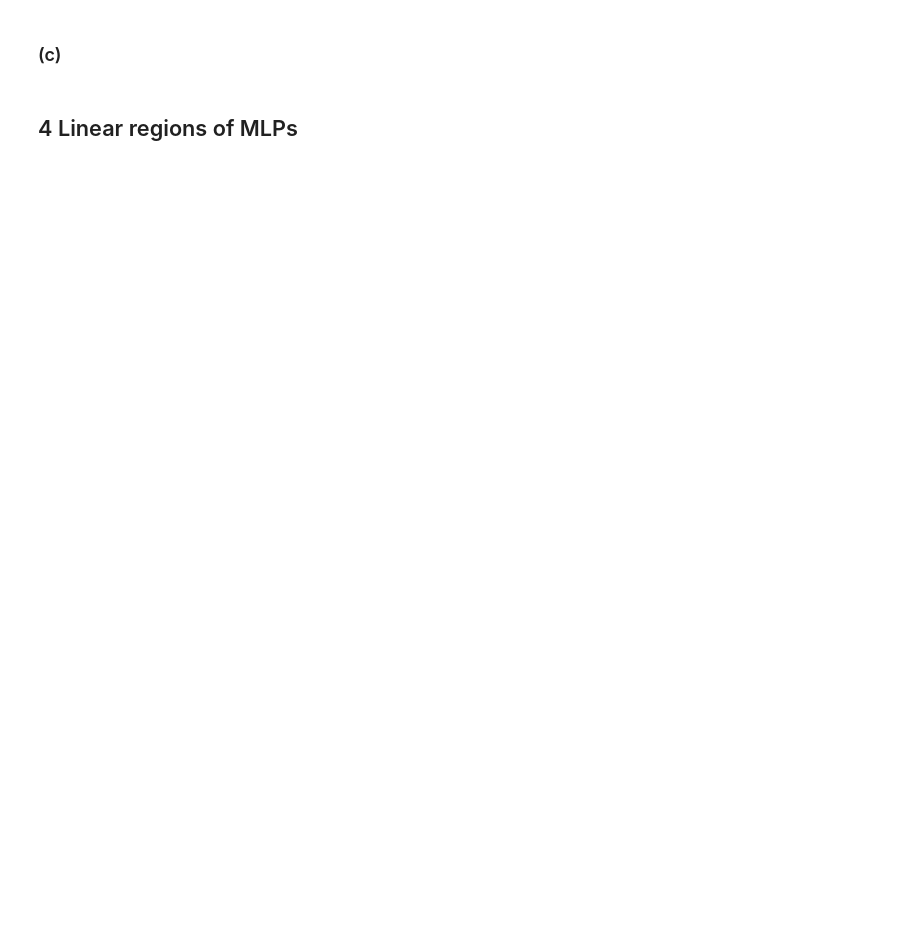
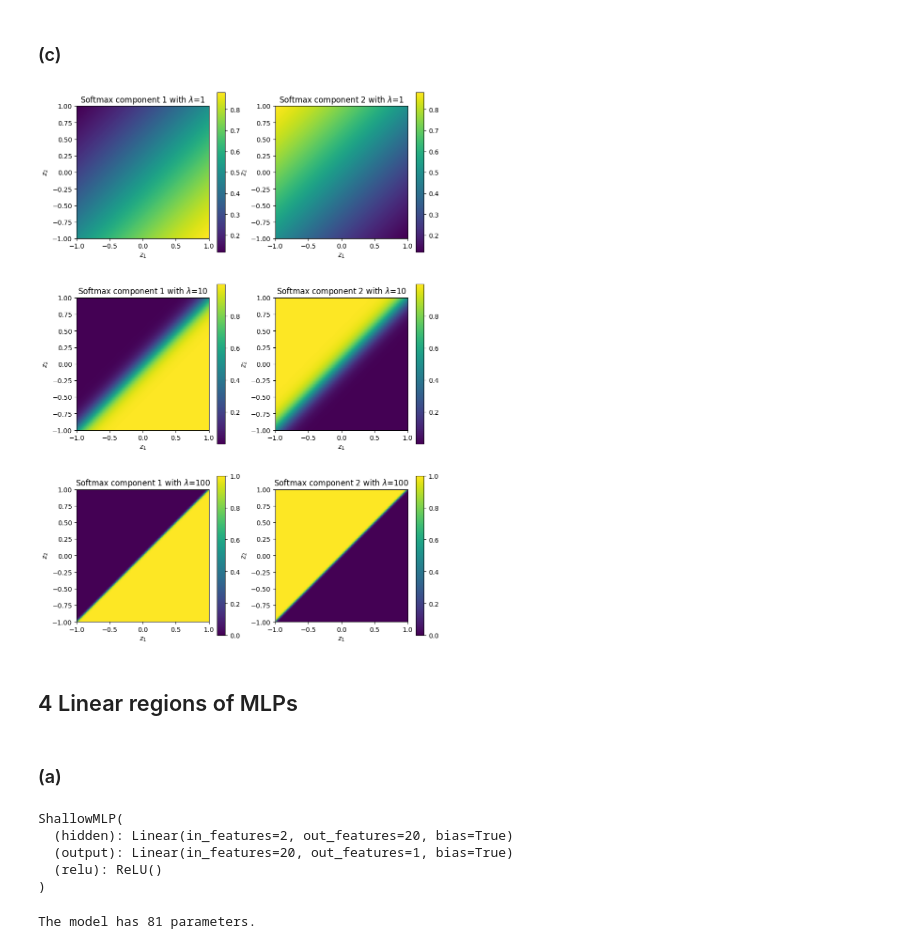
Before and after one commit to fungewiss/mlph-25w, a Jupyter notebook: sheet05/sheet05.ipynb, the cells around one changed output. Saved outputs shown, nothing was run; the diff lists cells and outputs as text; code cells hidden in the pictures; blank space fills up the shorter version.

```diff
--- a/sheet05/sheet05.ipynb
+++ b/sheet05/sheet05.ipynb
@@ -165,4 +206,67 @@ Test set accuracy on neg_sp_en_trans: 99.60%
 # %% [markdown]
 ### (c)
+# %%
+def soft_arg_max(z, lmb, k):
+    sum = 0
+    for i in range(z.shape[0]):
+        sum += np.exp(lmb * z[i])
+    return np.exp(lmb * z[k])/sum
+# %%
+z1 = np.linspace(-1, 1, 100)
+z2 = np.linspace(-1, 1, 100)
+Z1, Z2 = np.meshgrid(z1, z2)
+
+lambdas = [1, 10, 100]
+
+fig, axs = plt.subplots(3, 2, figsize=(10, 15))
+
+for idx, lmb in enumerate(lambdas):
+    Z_softmax_1 = np.vectorize(lambda z1, z2: soft_arg_max(np.array([z1, z2]), lmb, 0))(Z1, Z2)
+    Z_softmax_2 = np.vectorize(lambda z1, z2: soft_arg_max(np.array([z1, z2]), lmb, 1))(Z1, Z2)
+
+    cs1 = axs[idx, 0].imshow(Z_softmax_1, extent=(-1, 1, -1, 1), origin='lower', cmap='viridis')
+    axs[idx, 0].set_title(f'Softmax component 1 with $\\lambda$={lmb}')
+    axs[idx, 0].set_xlabel('$z_1$')
+    axs[idx, 0].set_ylabel('$z_2$')
+    fig.colorbar(cs1, ax=axs[idx, 0])
+
+    cs2 = axs[idx, 1].imshow(Z_softmax_2, extent=(-1, 1, -1, 1), origin='lower', cmap='viridis')
+    axs[idx, 1].set_title(f'Softmax component 2 with $\\lambda$={lmb}')
+    axs[idx, 1].set_xlabel('$z_1$')
+    axs[idx, 1].set_ylabel('$z_2$')
+    fig.colorbar(cs2, ax=axs[idx, 1])
+
+plt.show()
+# %% [output]
+[figure, added]
 # %% [markdown]
 ## 4 Linear regions of MLPs
+# %% [markdown]
+### (a)
+# %%
+class ShallowMLP(t.nn.Module):
+    def __init__(self):
+        super(ShallowMLP, self).__init__()
+        self.hidden = t.nn.Linear(2, 20)
+        self.output = t.nn.Linear(20, 1)
+        self.relu = t.nn.ReLU()
+
+    def forward(self, x):
+        x = self.hidden(x)
+        x = self.relu(x)
+        x = self.output(x)
+        return x
+model = ShallowMLP()
+print(model)
+# %% [output]
+ShallowMLP(
+  (hidden): Linear(in_features=2, out_features=20, bias=True)
+  (output): Linear(in_features=20, out_features=1, bias=True)
+  (relu): ReLU()
+)
+# %%
+total_params = sum(p.numel() for p in model.parameters())
+
+print(f'The model has {total_params} parameters.')
+# %% [output]
+The model has 81 parameters.
```
Also changed, not shown: parts of 21 cells of this notebook, 1 other file.
